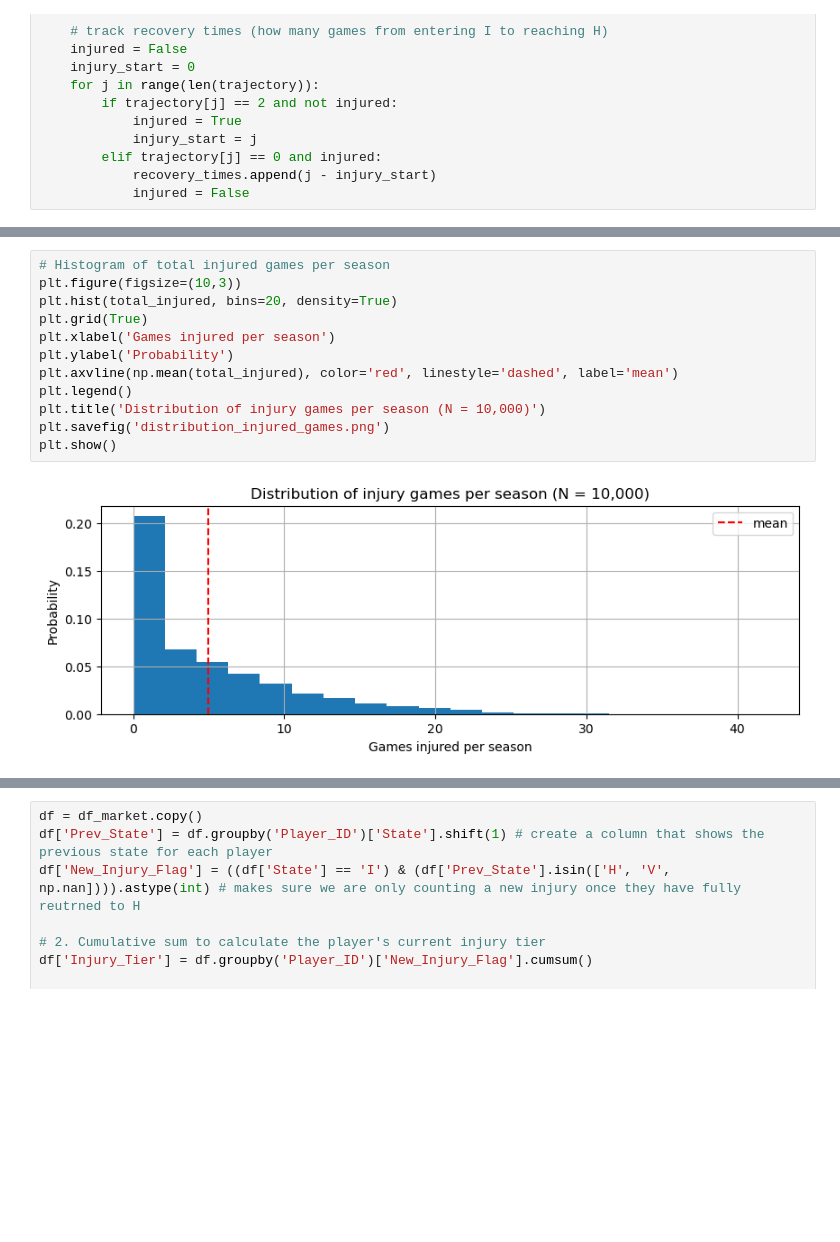
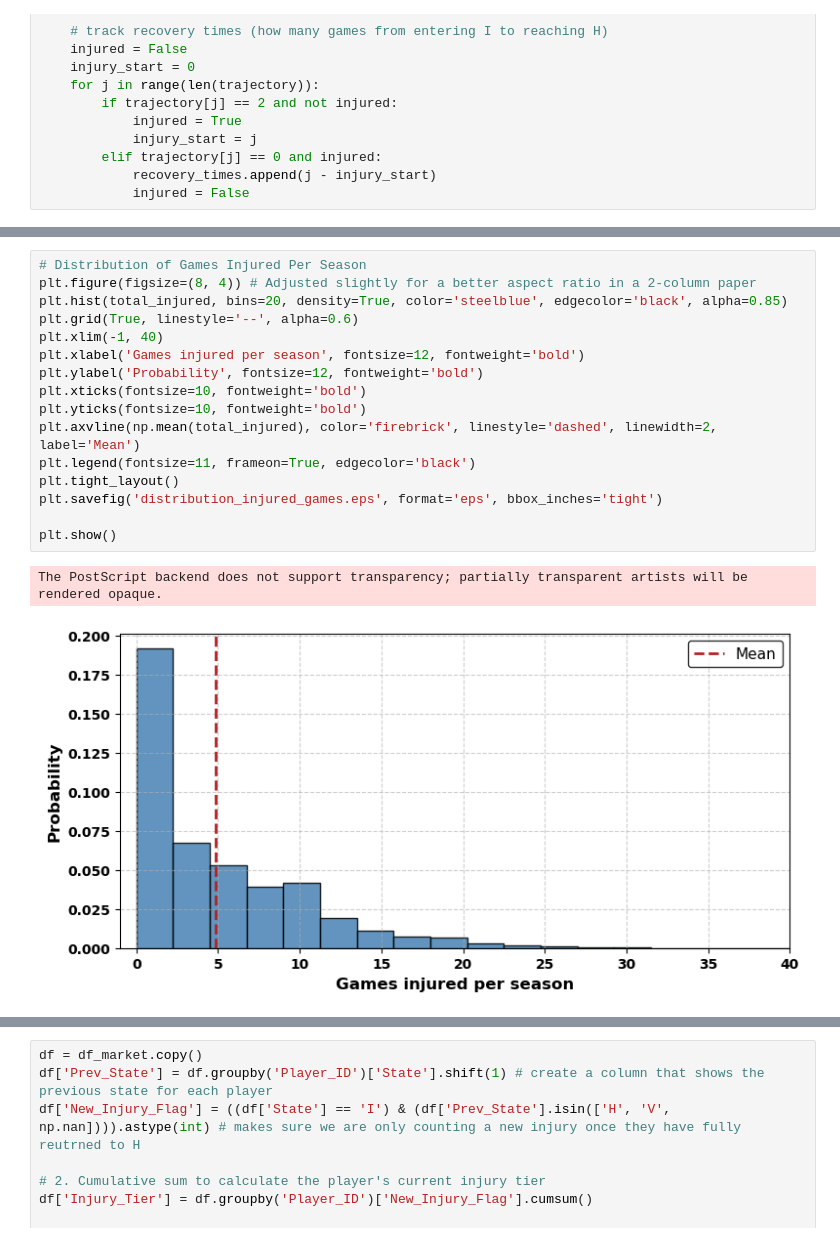
Before and after one commit to ethnwng/461-U2-InjuryModel, a Jupyter notebook: injurymodel.ipynb, the cells around one changed output, grey strips where cells are left out. Drawn from its saved outputs; the diff is of its cells as text; blank space fills up the shorter version.

Commit message:
updated figures

```diff
--- a/injurymodel.ipynb
+++ b/injurymodel.ipynb
@@ -228,15 +228,20 @@ P(at least 2 injury episodes) = 0.447 +/- 0.005
 # %%
-# Histogram of total injured games per season
-plt.figure(figsize=(10,3))
-plt.hist(total_injured, bins=20, density=True)
-plt.grid(True)
-plt.xlabel('Games injured per season')
-plt.ylabel('Probability')
-plt.axvline(np.mean(total_injured), color='red', linestyle='dashed', label='mean')
-plt.legend()
-plt.title('Distribution of injury games per season (N = 10,000)')
-plt.savefig('distribution_injured_games.png')
+# Distribution of Games Injured Per Season
+plt.figure(figsize=(8, 4)) # Adjusted slightly for a better aspect ratio in a 2-column paper
+plt.hist(total_injured, bins=20, density=True, color='steelblue', edgecolor='black', alpha=0.85)
+plt.grid(True, linestyle='--', alpha=0.6)
+plt.xlim(-1, 40)
+plt.xlabel('Games injured per season', fontsize=12, fontweight='bold')
+plt.ylabel('Probability', fontsize=12, fontweight='bold')
+plt.xticks(fontsize=10, fontweight='bold')
+plt.yticks(fontsize=10, fontweight='bold')
+plt.axvline(np.mean(total_injured), color='firebrick', linestyle='dashed', linewidth=2, label='Mean')
+plt.legend(fontsize=11, frameon=True, edgecolor='black')
+plt.tight_layout()
+plt.savefig('distribution_injured_games.eps', format='eps', bbox_inches='tight')
+
 plt.show()
 # %% [output]
+The PostScript backend does not support transparency; partially transparent artists will be rendered opaque.
-[figure, old version]
+[figure, new version]
 # %%
```
Also changed, not shown: parts of 7 cells of this notebook, 3 other files.
